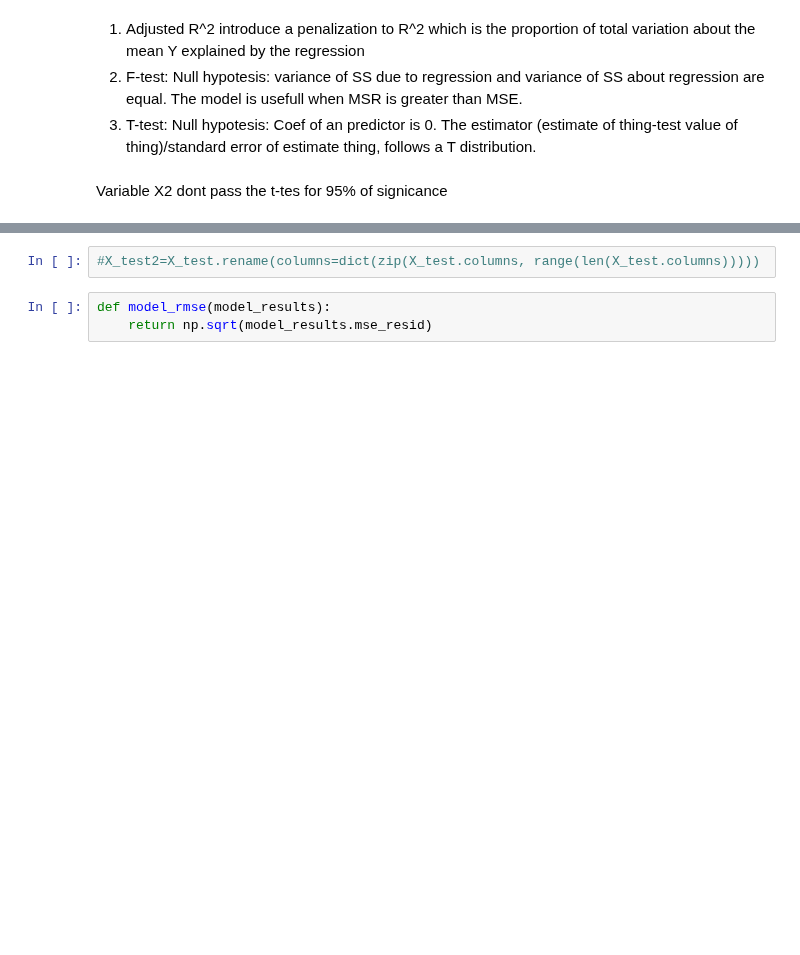
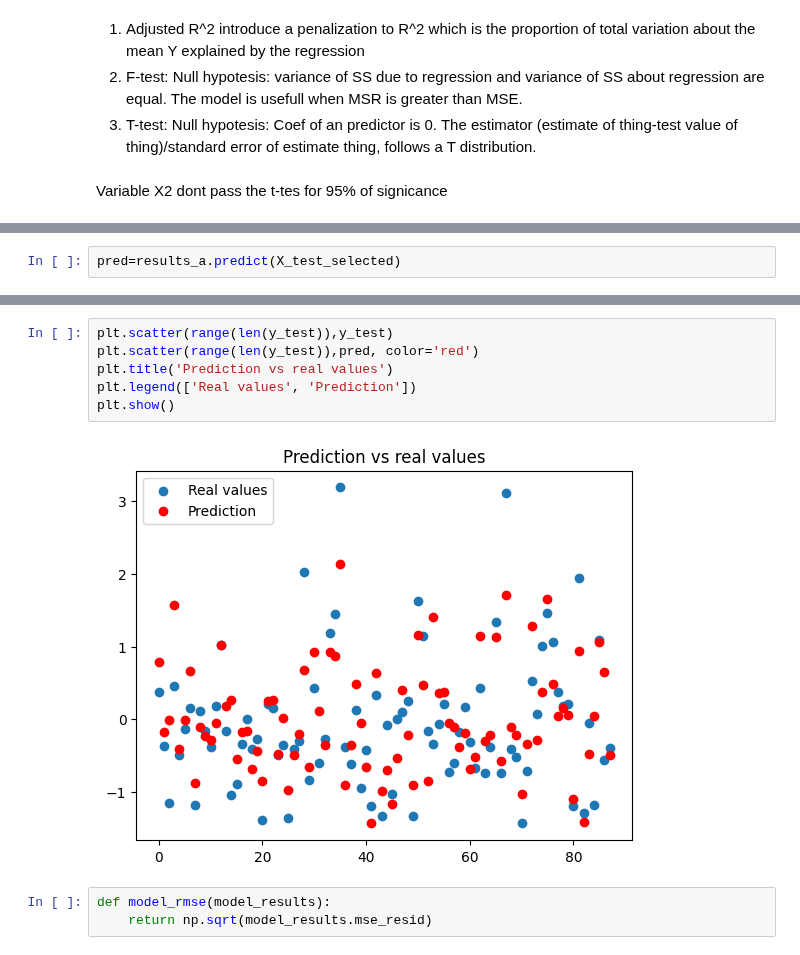
Before and after one commit to 318281029SBH/Escuela, a Jupyter notebook: GWeatherLinearRegression.ipynb, the cells around one changed output, grey strips where cells are left out. Cells and saved outputs as stored; diff of their text form; blank space fills up the shorter version.

```diff
--- a/GWeatherLinearRegression.ipynb
+++ b/GWeatherLinearRegression.ipynb
@@ -391 +344,3 @@ sns.scatterplot(data=pred_df, x=range(len(pred)+len(y_test)), y="value", hue="da
+# %%
+pred=results_a.predict(X_test_selected)
 # %%
@@ -400,5 +348,11 @@ plt.scatter(range(len(pred)),y_test)
-# %%
-#X_test2=X_test.rename(columns=dict(zip(X_test.columns, range(len(X_test.columns)))))
+# %%
+plt.scatter(range(len(y_test)),y_test)
+plt.scatter(range(len(y_test)),pred, color='red')
+plt.title('Prediction vs real values')
+plt.legend(['Real values', 'Prediction'])
+plt.show()
+# %% [output]
+[figure, added]
 # %%
 def model_rmse(model_results):
     return np.sqrt(model_results.mse_resid)
```
Also changed, not shown: parts of 37 cells of this notebook.
